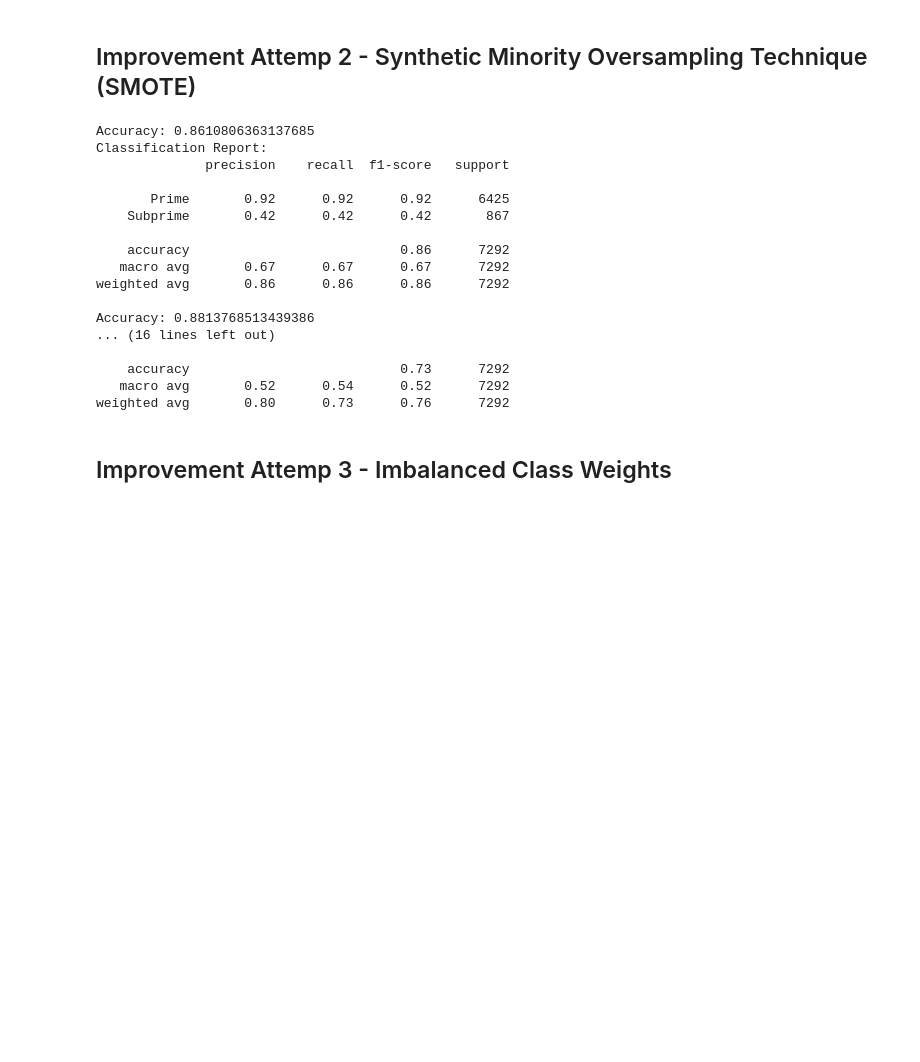
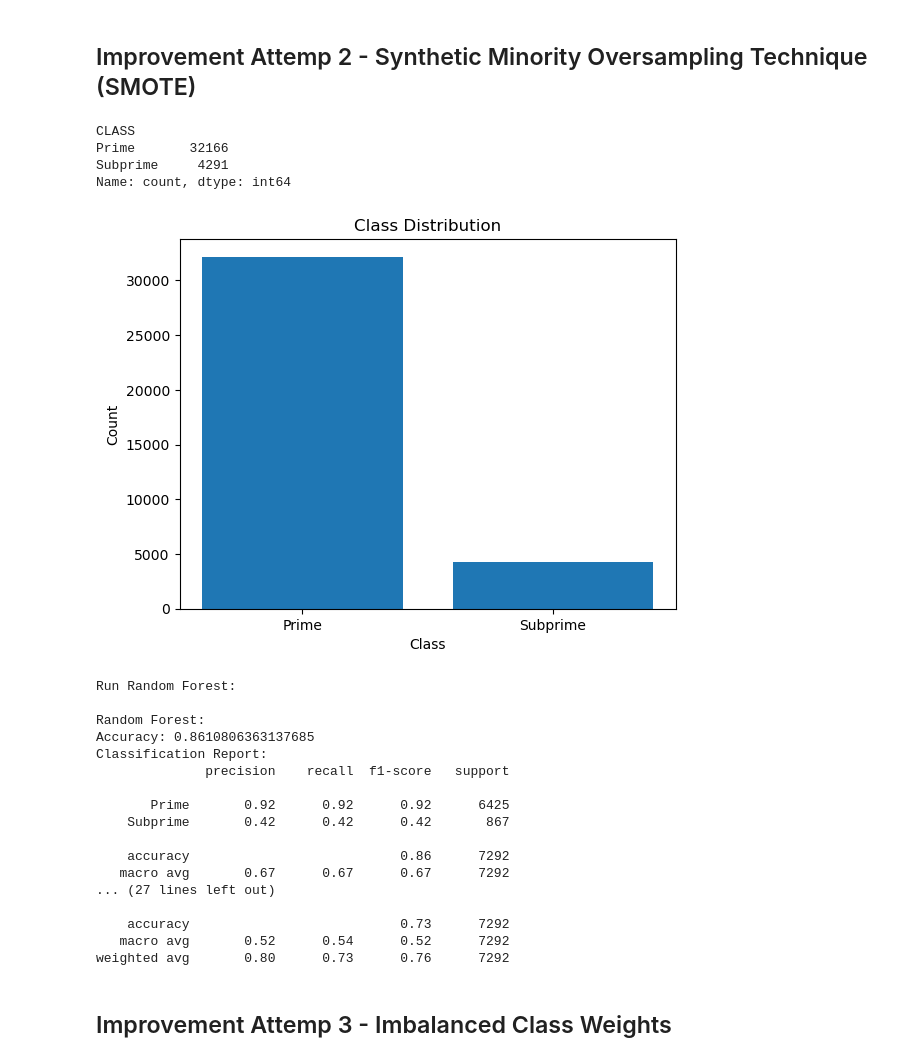
Before and after one commit to chcui23/credit-risk-prediction, a Jupyter notebook: credit-risk-prediction.ipynb, the cells around one changed output. Saved outputs shown, nothing was run; the diff lists cells and outputs as text; code cells hidden in the pictures; blank space fills up the shorter version.

```diff
--- a/credit-risk-prediction.ipynb
+++ b/credit-risk-prediction.ipynb
@@ -345,19 +353,39 @@ Overall XGBoost Accuracy: 0.8826110806363138 , Overall Recall Rate of Subprime:
 Overall SVM Accuracy: 0.8815139879319802 , Overall Recall Rate of Subprime: 0.0034602076124567475
 # %% [markdown]
 ## Improvement Attemp 2 - Synthetic Minority Oversampling Technique (SMOTE)
+# %%
+print(label_app_df['CLASS'].value_counts())
+class_counts = y.value_counts()
+plt.bar(class_counts.index, class_counts.values)
+plt.xlabel('Class')
+plt.ylabel('Count')
+plt.title('Class Distribution')
+plt.show()
+# %% [output]
+CLASS
+Prime       32166
+Subprime     4291
+Name: count, dtype: int64
+[figure, added]
 # %%
 smote = SMOTE(random_state=2)
 X_train_with_smote, y_train_with_smote = smote.fit_resample(X_train, y_train)
 
 # run random forest with smote
+print("\nRun Random Forest:")
 rf_smote_accuracy, rf_smote_report = run_random_forest(X_train_with_smote, X_test, y_train_with_smote, y_test, 1)
 
 # run XGBoost with smote
+print("\nRun XGBoost:")
 xgb_smote_accuracy, xrb_smote_report = run_xgboost(X_train, X_test, y_train, y_test, 1)
 
 # run svm with smote
+print("\nRun SVM:")
 svm_smote_accuracy, svm_smote_report = run_svm(X_train_with_smote, X_test, y_train_with_smote, y_test, 1)
 # %% [output]
+Run Random Forest:
+
+Random Forest:
 Accuracy: 0.8610806363137685
 Classification Report:
               precision    recall  f1-score   support
@@ -367,10 +395,7 @@ Classification Report:
 
     accuracy                           0.86      7292
    macro avg       0.67      0.67      0.67      7292
-weighted avg       0.86      0.86      0.86      7292
-
-Accuracy: 0.8813768513439386
-... (16 lines left out)
+... (27 lines left out)
 
     accuracy                           0.73      7292
    macro avg       0.52      0.54      0.52      7292
```
Also changed, not shown: parts of 8 cells of this notebook.
